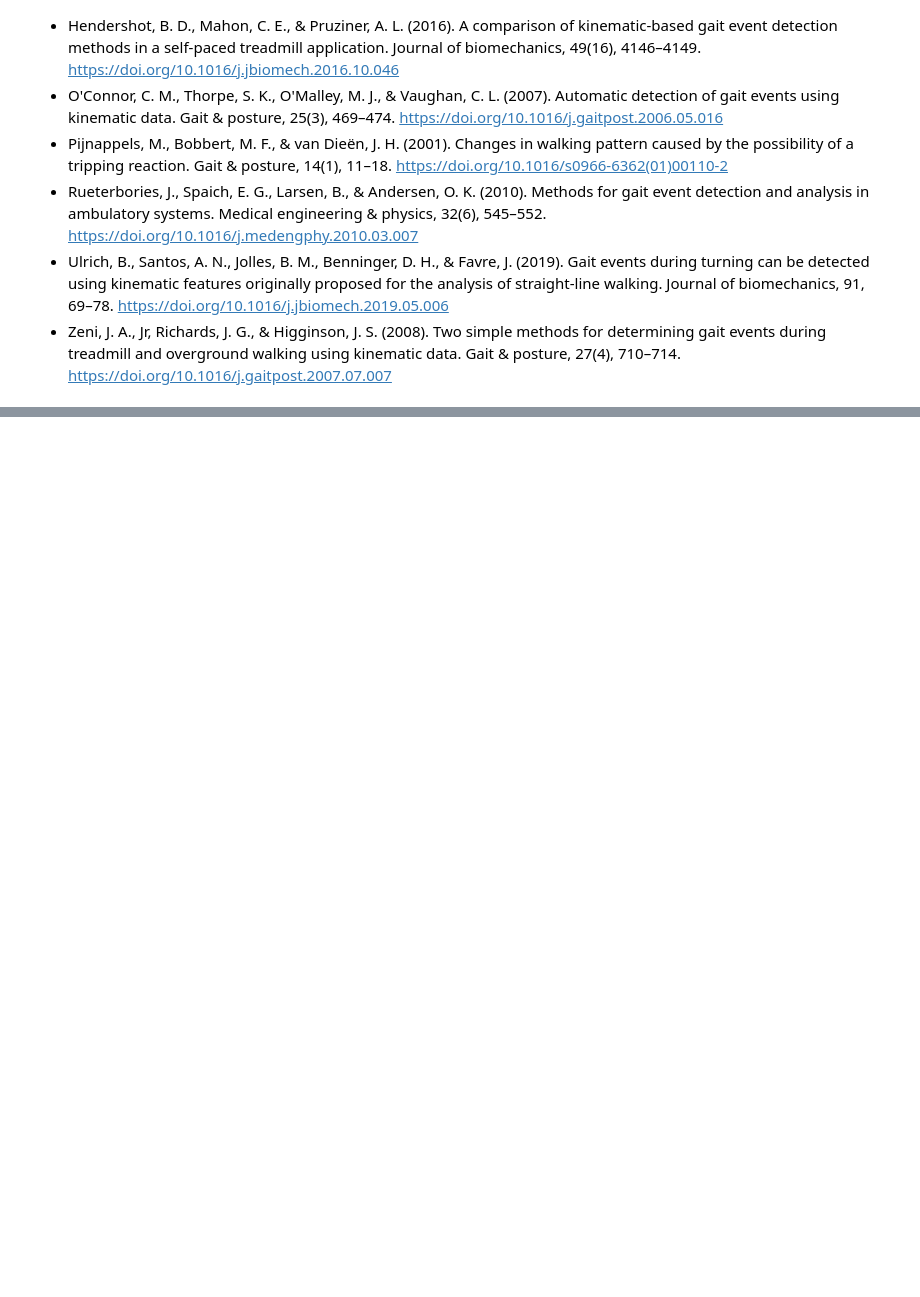
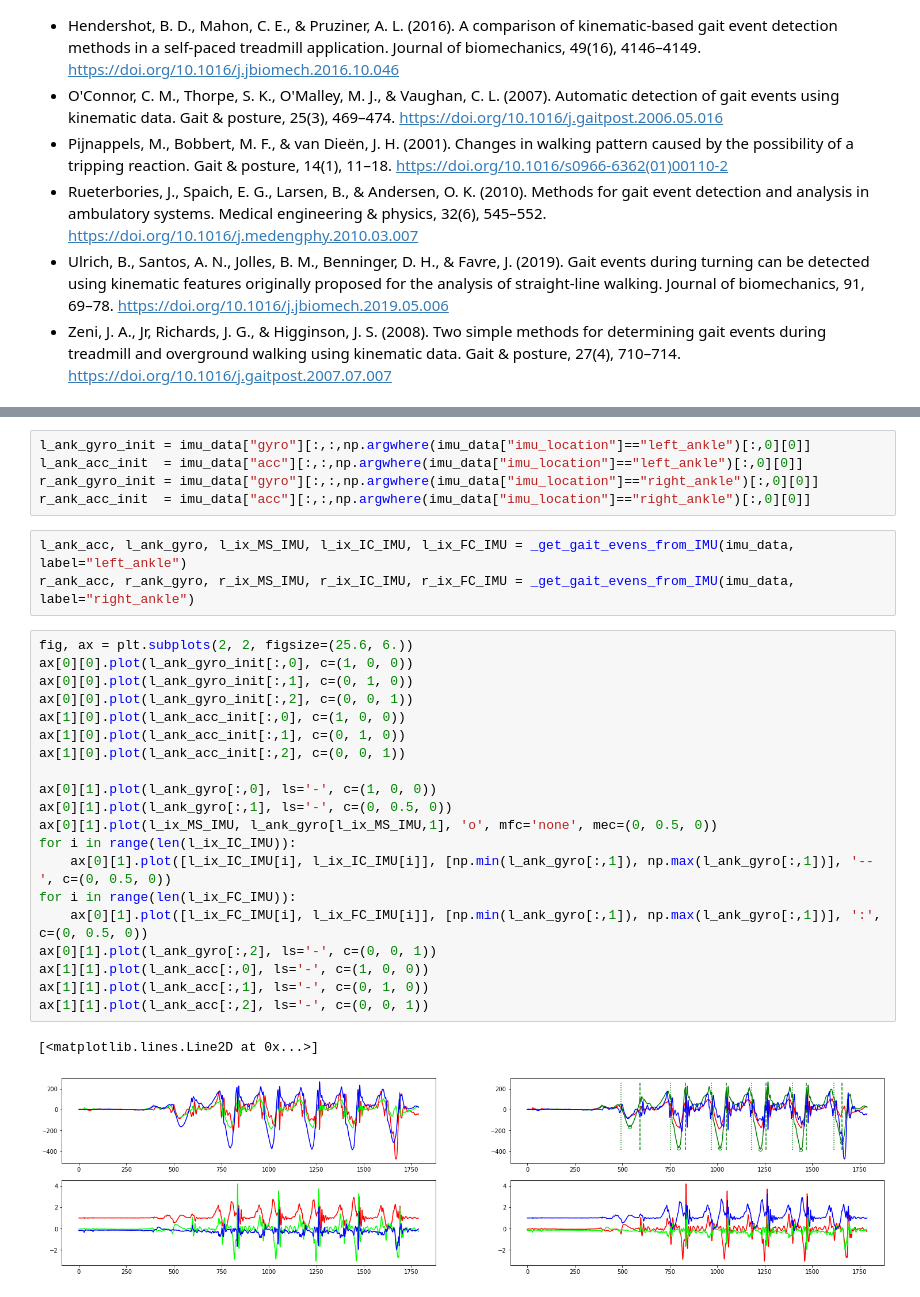
Before and after one commit to neurogeriatricskiel/pymocap, a Jupyter notebook: test.ipynb, the cells around one changed output, grey strips where cells are left out. Drawn from its saved outputs; the diff is of its cells as text; blank space fills up the shorter version.

```diff
--- a/test.ipynb
+++ b/test.ipynb
@@ -300,0 +345,31 @@ Left before right
+# %%
+l_ank_gyro_init = imu_data["gyro"][:,:,np.argwhere(imu_data["imu_location"]=="left_ankle")[:,0][0]]
+l_ank_acc_init  = imu_data["acc"][:,:,np.argwhere(imu_data["imu_location"]=="left_ankle")[:,0][0]]
+r_ank_gyro_init = imu_data["gyro"][:,:,np.argwhere(imu_data["imu_location"]=="right_ankle")[:,0][0]]
+r_ank_acc_init  = imu_data["acc"][:,:,np.argwhere(imu_data["imu_location"]=="right_ankle")[:,0][0]]
+# %%
+l_ank_acc, l_ank_gyro, l_ix_MS_IMU, l_ix_IC_IMU, l_ix_FC_IMU = _get_gait_evens_from_IMU(imu_data, label="left_ankle")
+r_ank_acc, r_ank_gyro, r_ix_MS_IMU, r_ix_IC_IMU, r_ix_FC_IMU = _get_gait_evens_from_IMU(imu_data, label="right_ankle")
+# %%
+fig, ax = plt.subplots(2, 2, figsize=(25.6, 6.))
+ax[0][0].plot(l_ank_gyro_init[:,0], c=(1, 0, 0))
+ax[0][0].plot(l_ank_gyro_init[:,1], c=(0, 1, 0))
+ax[0][0].plot(l_ank_gyro_init[:,2], c=(0, 0, 1))
+ax[1][0].plot(l_ank_acc_init[:,0], c=(1, 0, 0))
+ax[1][0].plot(l_ank_acc_init[:,1], c=(0, 1, 0))
+ax[1][0].plot(l_ank_acc_init[:,2], c=(0, 0, 1))
+
+ax[0][1].plot(l_ank_gyro[:,0], ls='-', c=(1, 0, 0))
+ax[0][1].plot(l_ank_gyro[:,1], ls='-', c=(0, 0.5, 0))
+ax[0][1].plot(l_ix_MS_IMU, l_ank_gyro[l_ix_MS_IMU,1], 'o', mfc='none', mec=(0, 0.5, 0))
+for i in range(len(l_ix_IC_IMU)):
+    ax[0][1].plot([l_ix_IC_IMU[i], l_ix_IC_IMU[i]], [np.min(l_ank_gyro[:,1]), np.max(l_ank_gyro[:,1])], '--', c=(0, 0.5, 0))
+for i in range(len(l_ix_FC_IMU)):
+    ax[0][1].plot([l_ix_FC_IMU[i], l_ix_FC_IMU[i]], [np.min(l_ank_gyro[:,1]), np.max(l_ank_gyro[:,1])], ':', c=(0, 0.5, 0))
+ax[0][1].plot(l_ank_gyro[:,2], ls='-', c=(0, 0, 1))
+ax[1][1].plot(l_ank_acc[:,0], ls='-', c=(1, 0, 0))
+ax[1][1].plot(l_ank_acc[:,1], ls='-', c=(0, 1, 0))
+ax[1][1].plot(l_ank_acc[:,2], ls='-', c=(0, 0, 1))
+# %% [output]
+[<matplotlib.lines.Line2D at 0x...>]
+[figure, added]
```
Also changed, not shown: parts of 19 cells of this notebook, 4 other files.
